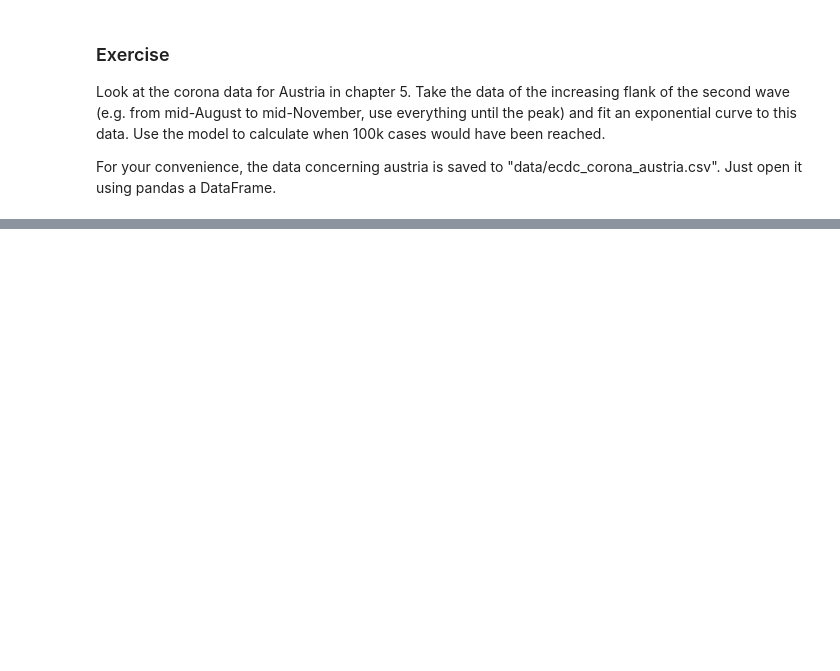
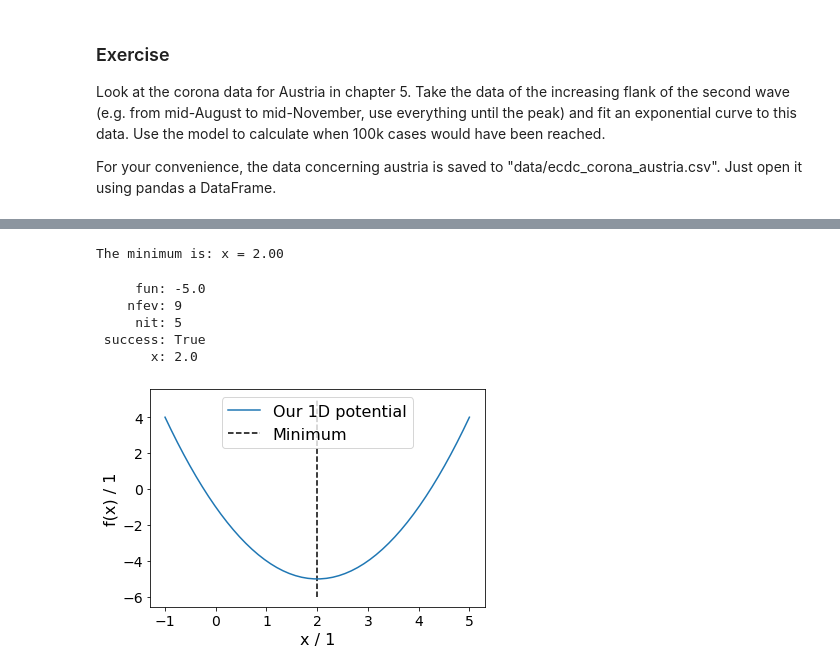
Before and after one commit to jcartus/PythonCourse, a Jupyter notebook: 07_MachineLearning.ipynb, the cells around one changed output, grey strips where cells are left out. Cells and saved outputs as stored; diff of their text form; code cells hidden in the pictures; blank space fills up the shorter version.

Commit message:
added scipy optimize and some very simple sklearn

```diff
--- a/07_MachineLearning.ipynb
+++ b/07_MachineLearning.ipynb
@@ -155,0 +166,55 @@ https://scikit-learn.org/stable/
+# %%
+# step 1: define model function
+def model_function(x):
+    return x**2 - 4*x - 1
+
+# step 2: set an initial guess.
+#   For scalar functions this is a bracket, because
+#   brent's method is used in the background.
+#   https://mathworld.wolfram.com/BrentsMethod.html
+#
+#   The bracket [a, b, c] is 3 values a<b<c,
+#   which build a bracket around the minimum,
+#   i.e. f(a) > f(b), f(b) < f(c)
+x0 = [-10, 0, 10]
+
+# step 3: run a minimizer
+res = opt.minimize_scalar(
+
+    # note: the function itself is handed.
+    # It will be called by the optimizer
+    fun=model_function,
+    bracket=x0,
+    method="brent"
+)
+
+x_min = res.x
+
+print(f"The minimum is: x = {x_min:1.2f}")
+# %% [output]
+The minimum is: x = 2.00
+# %%
+# res contains some information on the minimation
+res
+# %% [output]
+     fun: -5.0
+    nfev: 9
+     nit: 5
+ success: True
+       x: 2.0
+# %%
+t = np.linspace(-1, 5, 50)
+
+plt.plot(t, model_function(t), label="Our 1D potential")
+
+# this creates a vertical line
+plt.vlines(x_min, -6,  5,  label="Minimum", color="k", linestyle="dashed")
+
+plt.legend(fontsize=16)
+plt.ylabel("f(x) / 1", fontsize=16)
+plt.xlabel("x / 1", fontsize=16)
+
+plt.xticks(fontsize=14);
+plt.yticks(fontsize=14);
+# %% [output]
+[figure, added]
```
Also changed, not shown: parts of 39 cells of this notebook.
